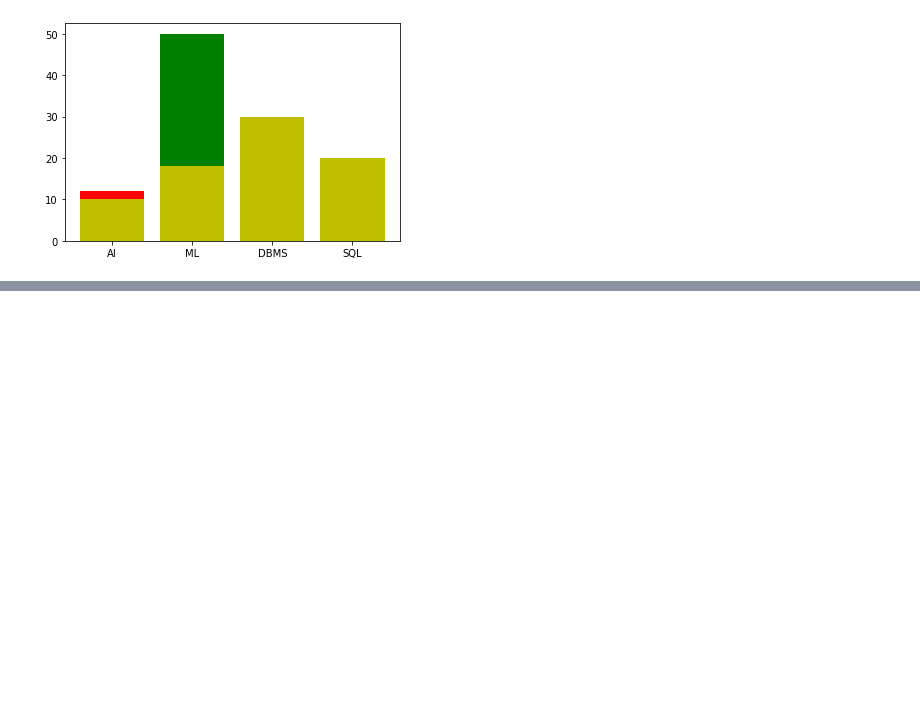
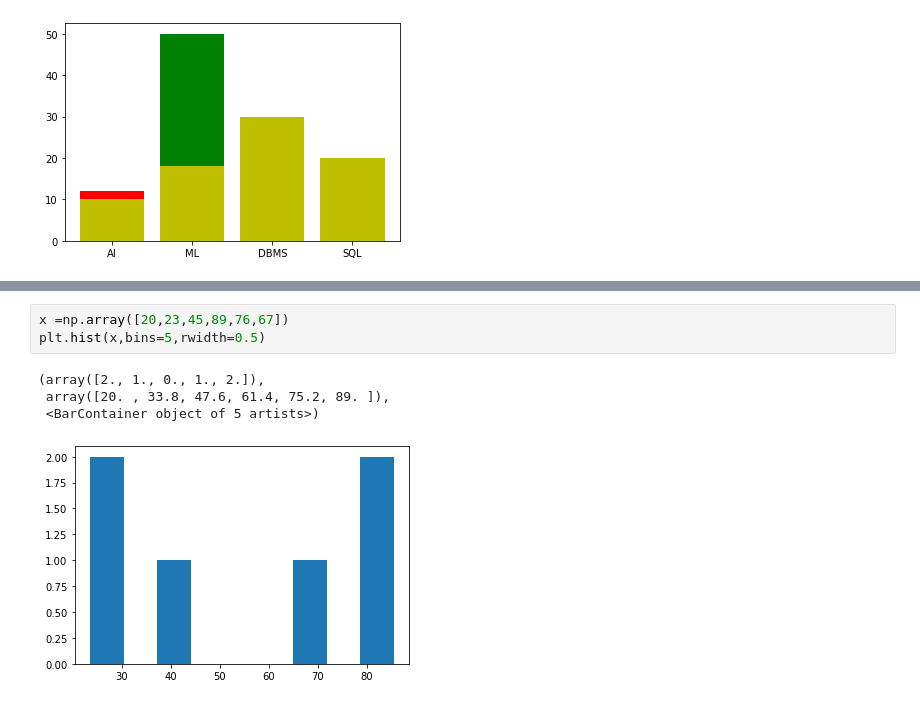
Before and after one commit to ankittrajj/Python_with_DATA_Analysis, a Jupyter notebook: Matplotlib.ipynb, the cells around one changed output, grey strips where cells are left out. Drawn from its saved outputs; the diff is of its cells as text; blank space fills up the shorter version.

```diff
--- a/Matplotlib.ipynb
+++ b/Matplotlib.ipynb
@@ -94,0 +131,8 @@ plt.bar (subject, m3,color='y')
+# %%
+x =np.array([20,23,45,89,76,67])
+plt.hist(x,bins=5,rwidth=0.5)
+# %% [output]
+(array([2., 1., 0., 1., 2.]),
+ array([20. , 33.8, 47.6, 61.4, 75.2, 89. ]),
+ <BarContainer object of 5 artists>)
+[figure, added]
```
Also changed, not shown: parts of 5 cells of this notebook.
